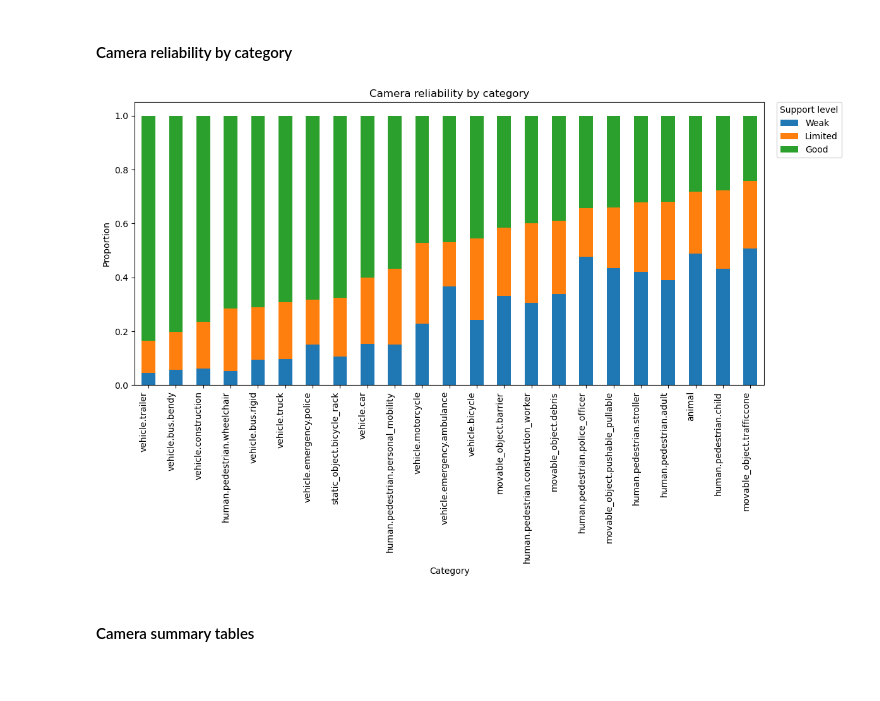
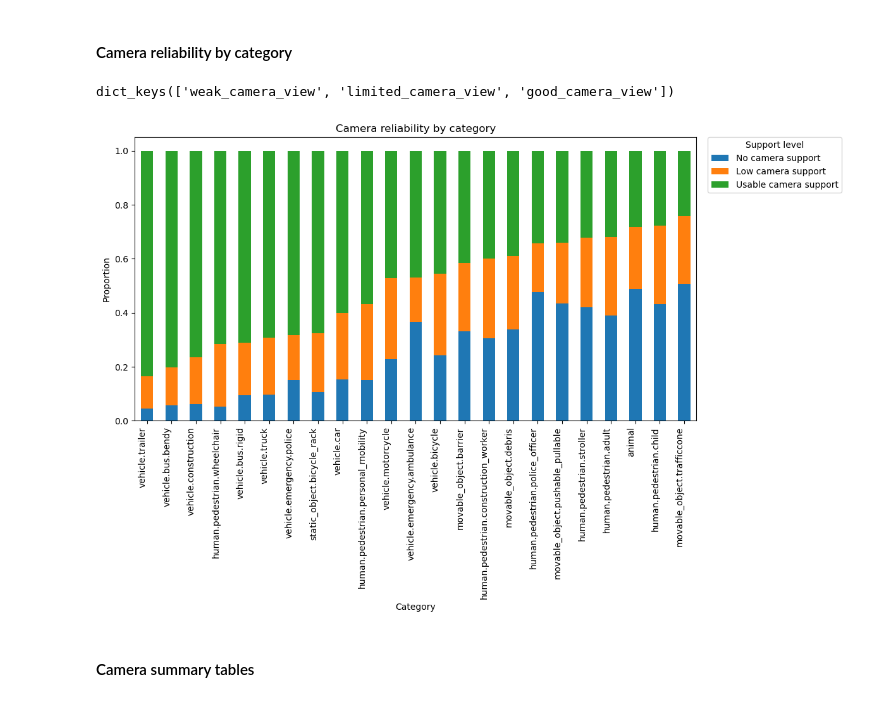
Before and after one commit to darkcyan-ugli-fruit/nuscenes-multimodal-learning, a Jupyter notebook: notebooks/00_EDA.ipynb, the cells around one changed output. Cells and saved outputs as stored; diff of their text form; code cells hidden in the pictures.

Commit message:
nb 00: standarize the cameras name

```diff
--- a/notebooks/00_EDA.ipynb
+++ b/notebooks/00_EDA.ipynb
@@ -1531,10 +1531,15 @@ def make_support_summary_table(
 ### Camera reliability
 # %%
 camera_flags: Dict[str, str] = {
-    "weak_camera_view": "Weak camera view",
-    "limited_camera_view": "Limited camera view",
-    "good_camera_view": "Good camera view",
+    "weak_camera_view": "No camera support",
+    "limited_camera_view": "Low camera support",
+    "good_camera_view": "Usable camera support",
 }
+# camera_flags: Dict[str, str] = {
+#     "weak_camera_view": "Weak camera view",
+#     "limited_camera_view": "Limited camera view",
+#     "good_camera_view": "Good camera view",
+# }
 # %% [markdown]
 #### Camera reliability by distance
 # %%
@@ -1570,29 +1575,33 @@ for flag, label in camera_flags.items():
 # %% [markdown]
 #### Camera reliability by category
+# %%
+camera_flags.keys()
+# %% [output]
+dict_keys(['weak_camera_view', 'limited_camera_view', 'good_camera_view'])
 # %%
 camera_by_category: pd.DataFrame = (
     eda_df.groupby("category_name")[
         ["weak_camera_view", "limited_camera_view", "good_camera_view"]
     ]
     .mean()
     .rename(columns={
-        "weak_camera_view": "Weak",
-        "limited_camera_view": "Limited",
-        "good_camera_view": "Good",
+        "weak_camera_view": camera_flags["weak_camera_view"],
+        "limited_camera_view": camera_flags["limited_camera_view"],
+        "good_camera_view": camera_flags["good_camera_view"],
     })
-    .sort_values("Good", ascending=False)
+    .sort_values(camera_flags["good_camera_view"], ascending=False)
 )
 
 plot_stacked_proportion_table(
     table=camera_by_category,
     title="Camera reliability by category",
     xlabel="Category",
     figsize=(12, 8),
     rot=90,
     ha="right",
 )
 # %% [output]
-[figure, old version]
+[figure, new version]
 # %% [markdown]
 #### Camera summary tables
 # %%
```
Also changed, not shown: parts of 8 cells of this notebook.
